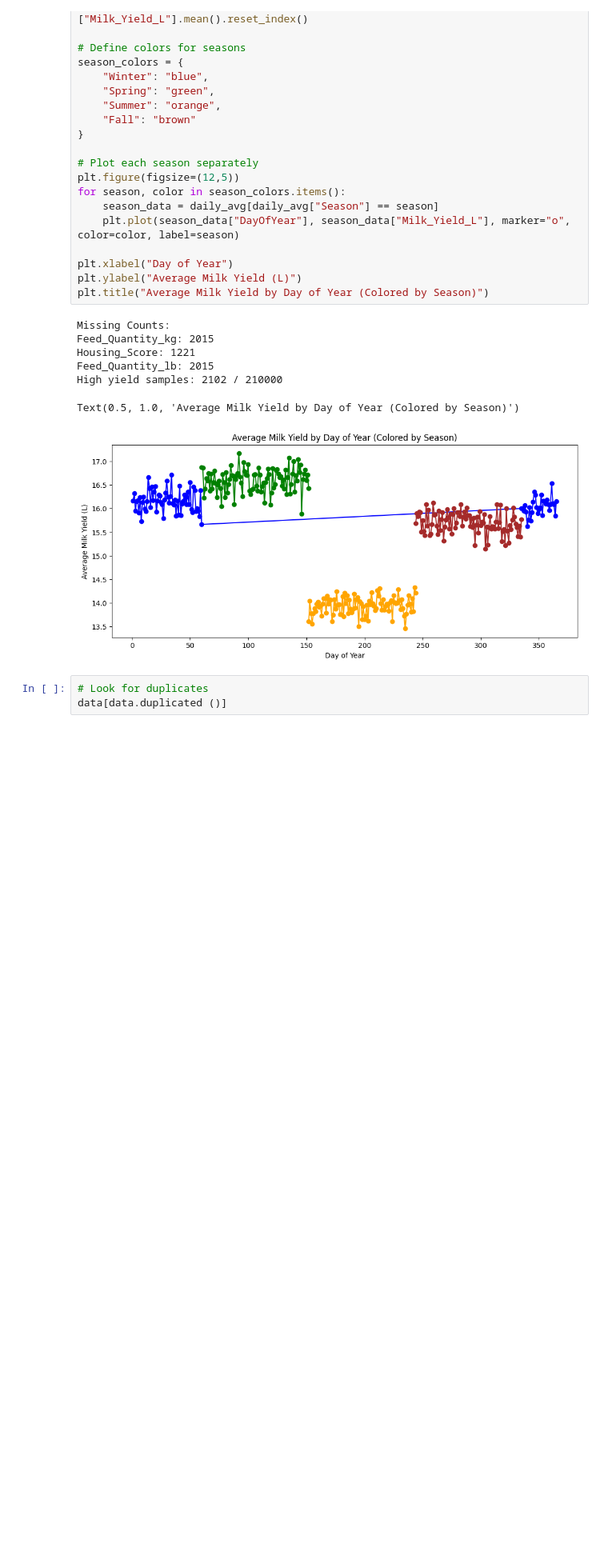
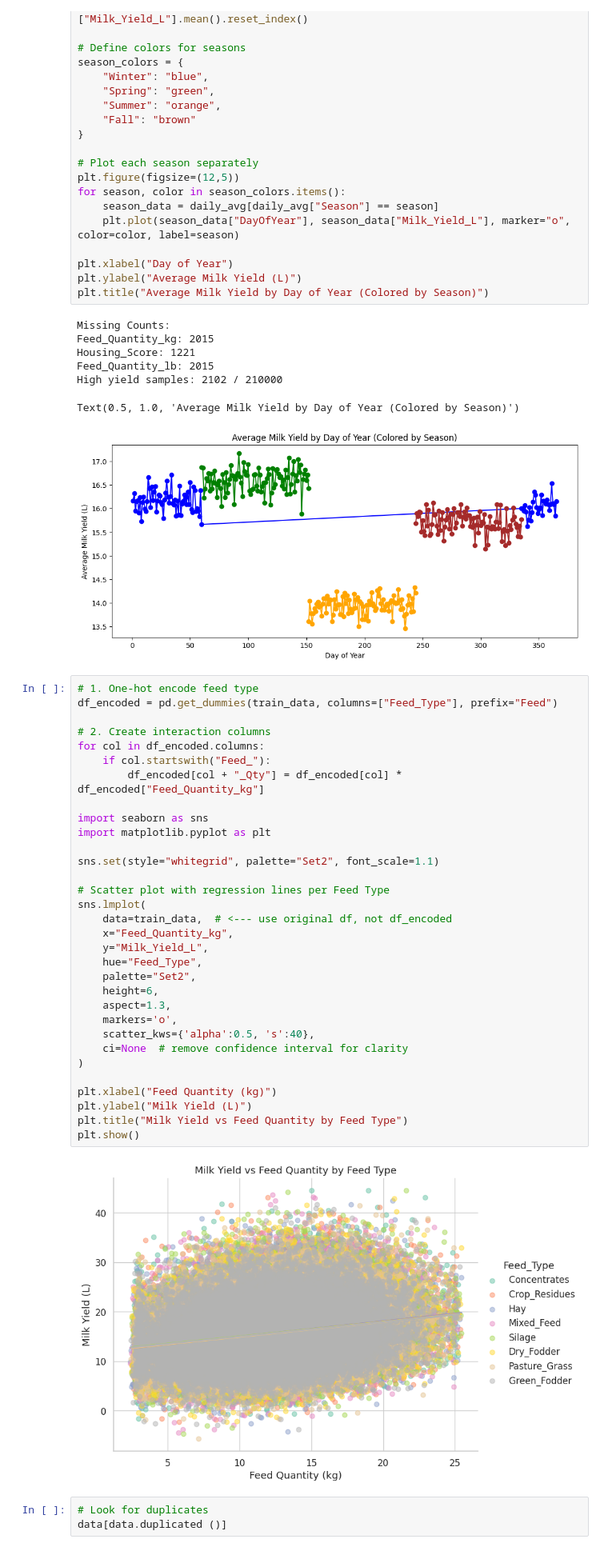
Before and after one commit to AustinJia-code/Yield-Regression, a Jupyter notebook: experiments/exploration.ipynb, the cells around one changed output. Shown at 80% size. Cells and saved outputs as stored; diff of their text form; blank space fills up the shorter version.

```diff
--- a/experiments/exploration.ipynb
+++ b/experiments/exploration.ipynb
@@ -131,6 +147,40 @@ Feed_Quantity_lb: 2015
 High yield samples: 2102 / 210000
 Text(0.5, 1.0, 'Average Milk Yield by Day of Year (Colored by Season)')
 [figure]
+# %%
+# 1. One-hot encode feed type
+df_encoded = pd.get_dummies(train_data, columns=["Feed_Type"], prefix="Feed")
+
+# 2. Create interaction columns
+for col in df_encoded.columns:
+    if col.startswith("Feed_"):
+        df_encoded[col + "_Qty"] = df_encoded[col] * df_encoded["Feed_Quantity_kg"]
+
+import seaborn as sns
+import matplotlib.pyplot as plt
+
+sns.set(style="whitegrid", palette="Set2", font_scale=1.1)
+
+# Scatter plot with regression lines per Feed Type
+sns.lmplot(
+    data=train_data,  # <--- use original df, not df_encoded
+    x="Feed_Quantity_kg",
+    y="Milk_Yield_L",
+    hue="Feed_Type",
+    palette="Set2",
+    height=6,
+    aspect=1.3,
+    markers='o',
+    scatter_kws={'alpha':0.5, 's':40},
+    ci=None  # remove confidence interval for clarity
+)
+
+plt.xlabel("Feed Quantity (kg)")
+plt.ylabel("Milk Yield (L)")
+plt.title("Milk Yield vs Feed Quantity by Feed Type")
+plt.show()
+# %% [output]
+[figure, added]
 # %%
 # Look for duplicates
 data[data.duplicated ()]
```
Also changed, not shown: parts of 1 cell of this notebook, 10 other files.
